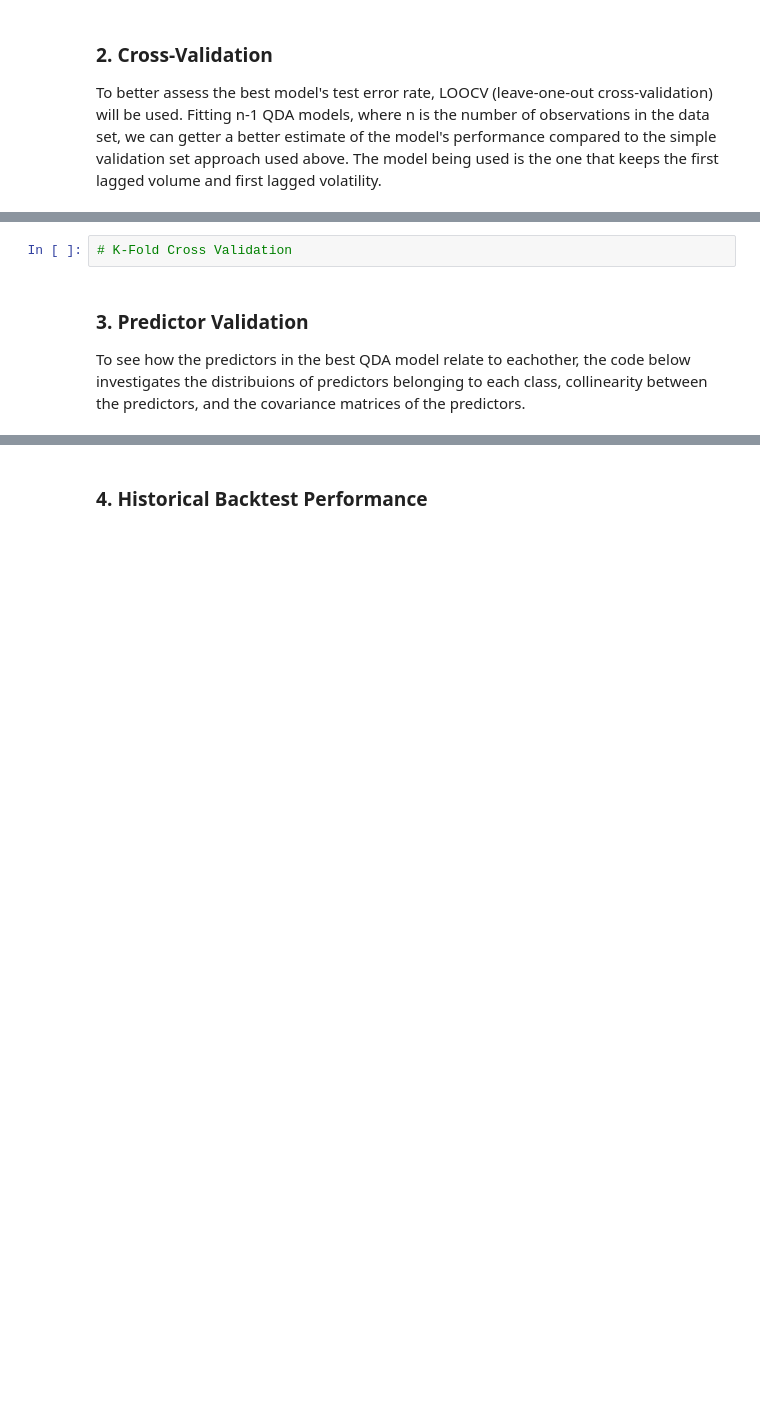
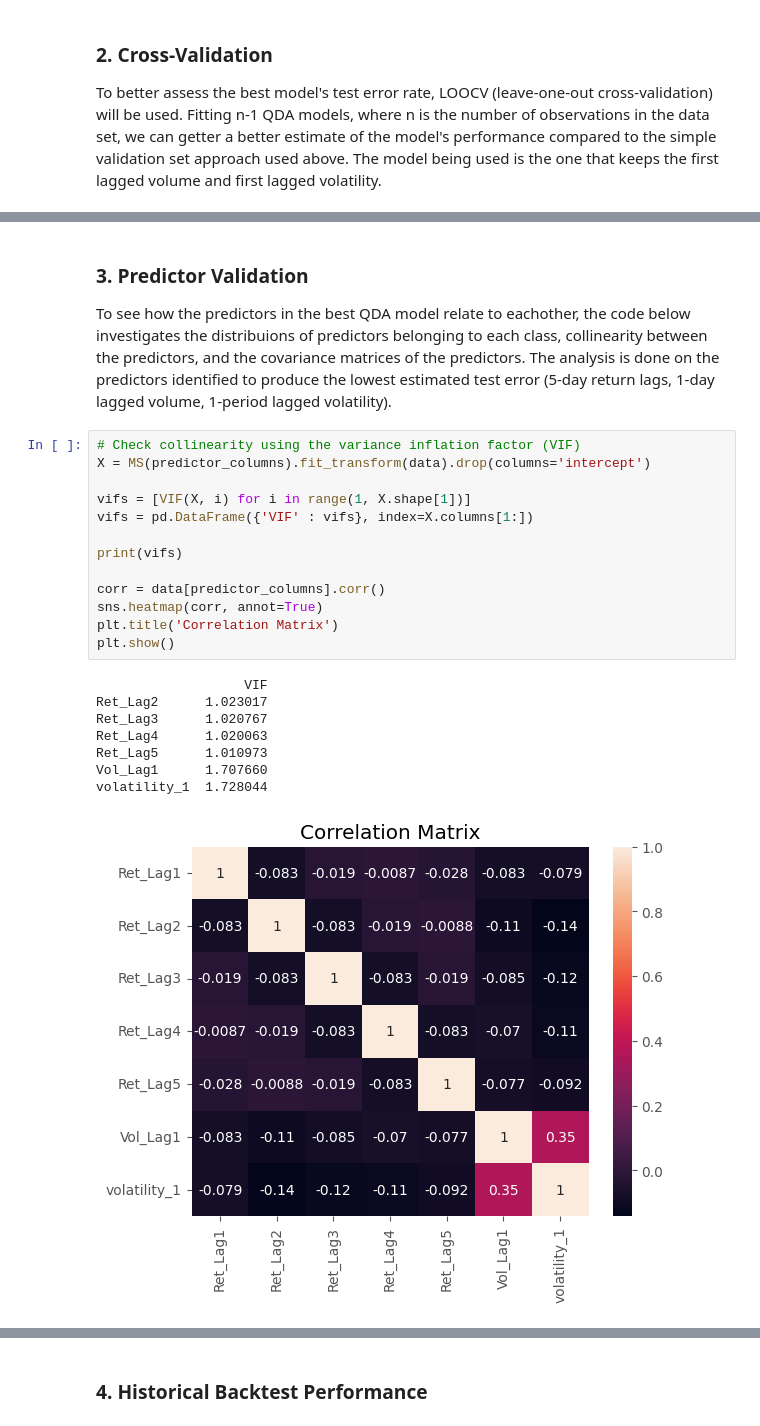
Before and after one commit to tzabcoder/QuantitativeFinance, a Jupyter notebook: Regression_Analysis/daily_market_prediction.ipynb, the cells around one changed output, grey strips where cells are left out. Cells and saved outputs as stored; diff of their text form; blank space fills up the shorter version.

```diff
--- a/Regression_Analysis/daily_market_prediction.ipynb
+++ b/Regression_Analysis/daily_market_prediction.ipynb
@@ -577,5 +589,25 @@ Estimated LOOCV Test Error: 0.3045
-# %%
-# K-Fold Cross Validation
 # %% [markdown]
 ### 3. Predictor Validation
-To see how the predictors in the best QDA model relate to eachother, the code below investigates the distribuions of predictors belonging to each class, collinearity between the predictors, and the covariance matrices of the predictors.
+To see how the predictors in the best QDA model relate to eachother, the code below investigates the distribuions of predictors belonging to each class, collinearity between the predictors, and the covariance matrices of the predictors. The analysis is done on the predictors identified to produce the lowest estimated test error (5-day return lags, 1-day lagged volume, 1-period lagged volatility).
+# %%
+# Check collinearity using the variance inflation factor (VIF)
+X = MS(predictor_columns).fit_transform(data).drop(columns='intercept')
+
+vifs = [VIF(X, i) for i in range(1, X.shape[1])]
+vifs = pd.DataFrame({'VIF' : vifs}, index=X.columns[1:])
+
+print(vifs)
+
+corr = data[predictor_columns].corr()
+sns.heatmap(corr, annot=True)
+plt.title('Correlation Matrix')
+plt.show()
+# %% [output]
+                   VIF
+Ret_Lag2      1.023017
+Ret_Lag3      1.020767
+Ret_Lag4      1.020063
+Ret_Lag5      1.010973
+Vol_Lag1      1.707660
+volatility_1  1.728044
+[figure, added]
```
Also changed, not shown: parts of 14 cells of this notebook.
